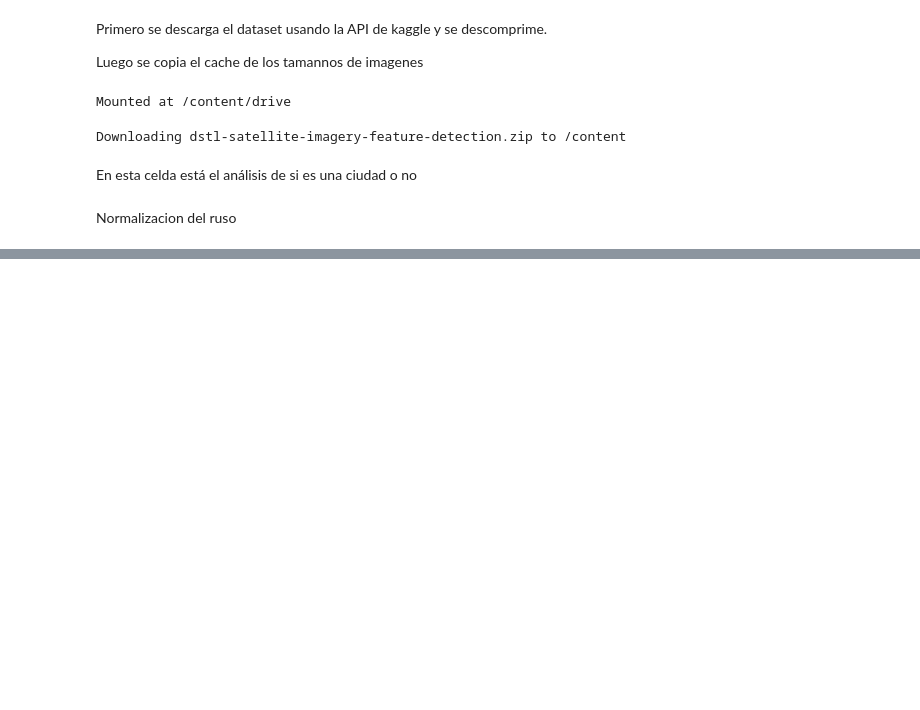
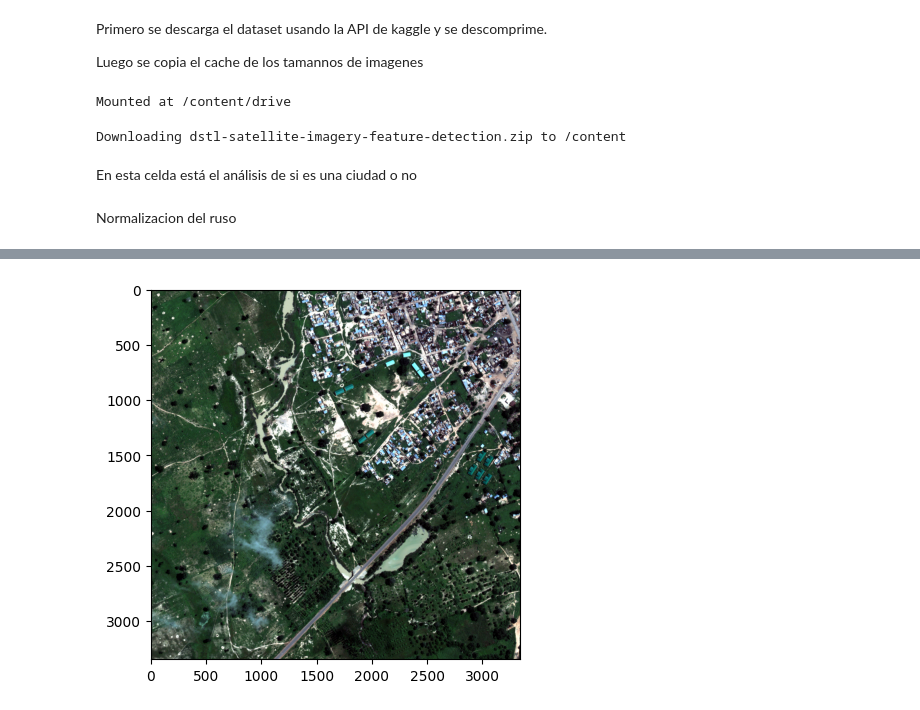
Before and after one commit to Leo00010011/tree_seg, a Jupyter notebook: city_analysis.ipynb, the cells around one changed output, grey strips where cells are left out. Drawn from its saved outputs; the diff is of its cells as text; code cells hidden in the pictures; blank space fills up the shorter version.

```diff
--- a/city_analysis.ipynb
+++ b/city_analysis.ipynb
@@ -69,10 +69,21 @@ def analysis_imagen(path):
     g_scl = CCCscale(g)
     b_scl = CCCscale(b)
     #### img = cv2.merge((r,g,b))
-    # img = cv2.merge((r_scl,g_scl,b_scl))
-    img = stretch_n([r,g,b])
+    img = cv2.merge((r_scl,g_scl,b_scl))
+
+
+
+###Ruso
+    # img = stretch_n((3345,3338,np.array([r,g,b])))
+    # img = stretch_n(np.array([r,g,b]))
+    # img = img[1]
+    # img = cv2.merge((img[0],img[1],img[2]))
+
+###
+
     plt.figure()
     plt.imshow(img)
+
     # decision = input("It is a city image (y or n) ")
     # if decision == "" or decision == "n":
     #   not_cities.append(path)
@@ -96,5 +107,5 @@ def browse_all_images(path):
 
 
 # browse_all_images('/content/three_band/')
-analysis_imagen('/content/three_band/6010_0_4.tif')
+analysis_imagen('/content/three_band/6100_2_2.tif')
 # %% [output]
@@ -102,3 +113,4 @@ AttributeError: ignored
+[figure, added]
 # %%
 with open("cities.txt", "w") as f:
     for elemento in cities:
```
Also changed, not shown: parts of 1 cell of this notebook.
